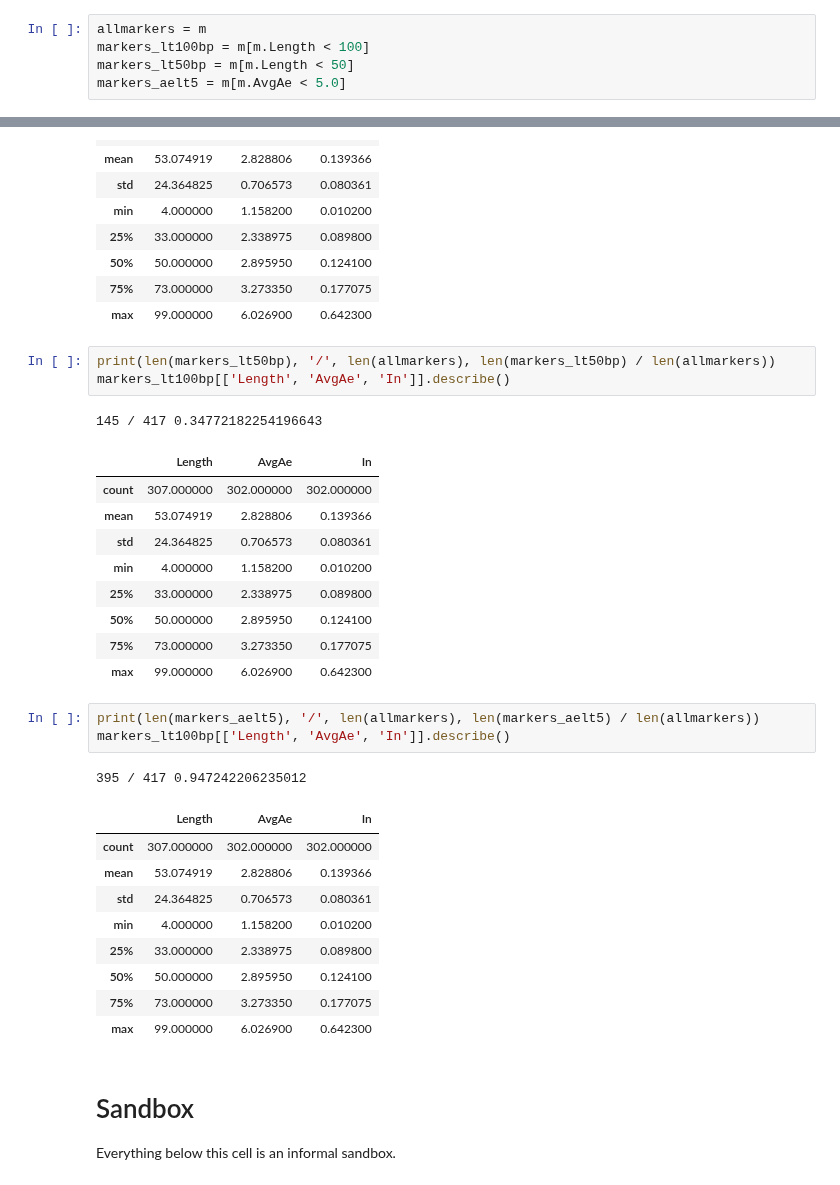
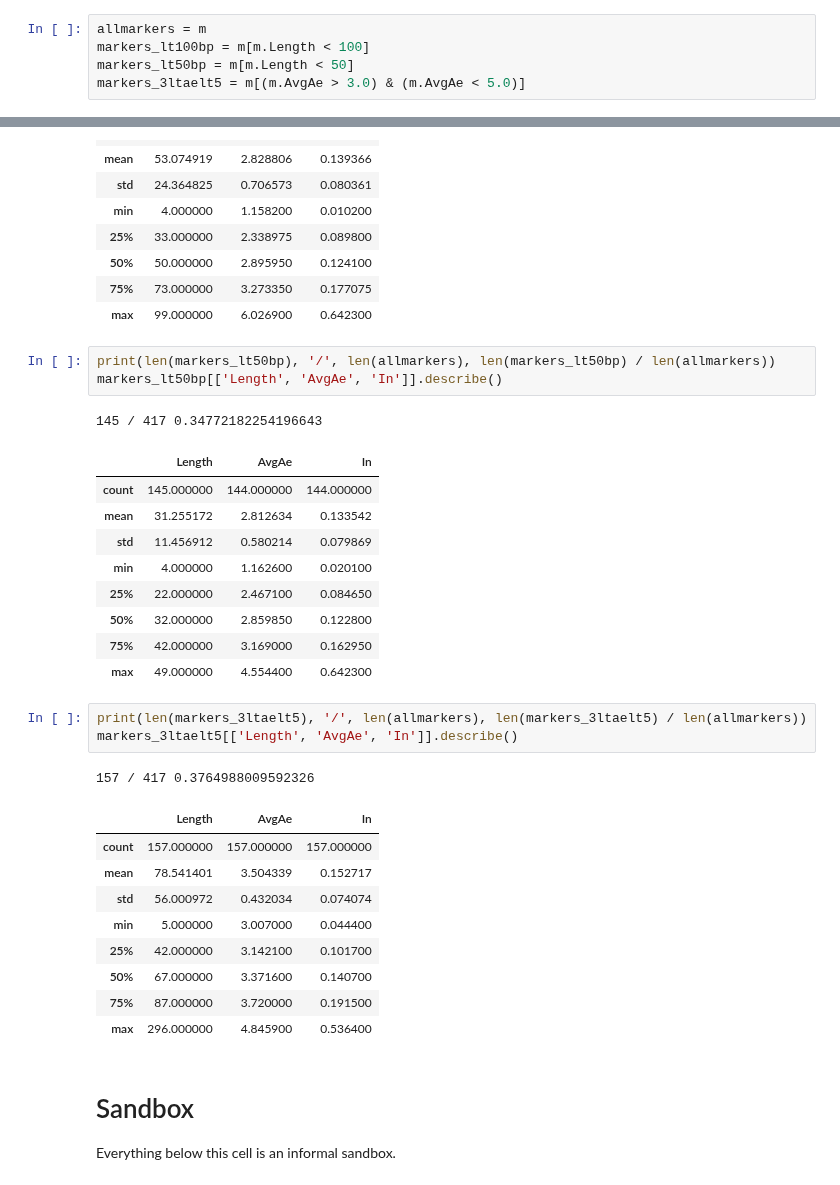
Before and after one commit to bioforensics/MicroHapDB, a Jupyter notebook: notebooks/marker-attributes.ipynb, the cells around one changed output, grey strips where cells are left out. Cells and saved outputs as stored; diff of their text form.

```diff
--- a/notebooks/marker-attributes.ipynb
+++ b/notebooks/marker-attributes.ipynb
@@ -80,7 +132,7 @@ And display a few summary statistics.
 allmarkers = m
 markers_lt100bp = m[m.Length < 100]
 markers_lt50bp = m[m.Length < 50]
-markers_aelt5 = m[m.AvgAe < 5.0]
+markers_3ltaelt5 = m[(m.AvgAe > 3.0) & (m.AvgAe < 5.0)]
 # %%
 allmarkers[['Length', 'AvgAe', 'In']].describe()
 # %% [output]
@@ -109,32 +161,32 @@ markers_lt100bp[['Length', 'AvgAe', 'In']].describe()
 | max | 99.000000 | 6.026900 | 0.642300 |
 # %%
 print(len(markers_lt50bp), '/', len(allmarkers), len(markers_lt50bp) / len(allmarkers))
-markers_lt100bp[['Length', 'AvgAe', 'In']].describe()
+markers_lt50bp[['Length', 'AvgAe', 'In']].describe()
 # %% [output]
 145 / 417 0.34772182254196643
 |  | Length | AvgAe | In |
-| count | 307.000000 | 302.000000 | 302.000000 |
-| mean | 53.074919 | 2.828806 | 0.139366 |
-| std | 24.364825 | 0.706573 | 0.080361 |
-| min | 4.000000 | 1.158200 | 0.010200 |
-| 25% | 33.000000 | 2.338975 | 0.089800 |
-| 50% | 50.000000 | 2.895950 | 0.124100 |
-| 75% | 73.000000 | 3.273350 | 0.177075 |
-| max | 99.000000 | 6.026900 | 0.642300 |
+| count | 145.000000 | 144.000000 | 144.000000 |
+| mean | 31.255172 | 2.812634 | 0.133542 |
+| std | 11.456912 | 0.580214 | 0.079869 |
+| min | 4.000000 | 1.162600 | 0.020100 |
+| 25% | 22.000000 | 2.467100 | 0.084650 |
+| 50% | 32.000000 | 2.859850 | 0.122800 |
+| 75% | 42.000000 | 3.169000 | 0.162950 |
+| max | 49.000000 | 4.554400 | 0.642300 |
 # %%
-print(len(markers_aelt5), '/', len(allmarkers), len(markers_aelt5) / len(allmarkers))
-markers_lt100bp[['Length', 'AvgAe', 'In']].describe()
+print(len(markers_3ltaelt5), '/', len(allmarkers), len(markers_3ltaelt5) / len(allmarkers))
+markers_3ltaelt5[['Length', 'AvgAe', 'In']].describe()
 # %% [output]
-395 / 417 0.947242206235012
+157 / 417 0.3764988009592326
 |  | Length | AvgAe | In |
-| count | 307.000000 | 302.000000 | 302.000000 |
-| mean | 53.074919 | 2.828806 | 0.139366 |
-| std | 24.364825 | 0.706573 | 0.080361 |
-| min | 4.000000 | 1.158200 | 0.010200 |
-| 25% | 33.000000 | 2.338975 | 0.089800 |
-| 50% | 50.000000 | 2.895950 | 0.124100 |
-| 75% | 73.000000 | 3.273350 | 0.177075 |
-| max | 99.000000 | 6.026900 | 0.642300 |
+| count | 157.000000 | 157.000000 | 157.000000 |
+| mean | 78.541401 | 3.504339 | 0.152717 |
+| std | 56.000972 | 0.432034 | 0.074074 |
+| min | 5.000000 | 3.007000 | 0.044400 |
+| 25% | 42.000000 | 3.142100 | 0.101700 |
+| 50% | 67.000000 | 3.371600 | 0.140700 |
+| 75% | 87.000000 | 3.720000 | 0.191500 |
+| max | 296.000000 | 4.845900 | 0.536400 |
 # %% [markdown]
 # Sandbox
 
```
Also changed, not shown: parts of 19 cells of this notebook, 7 other files.
